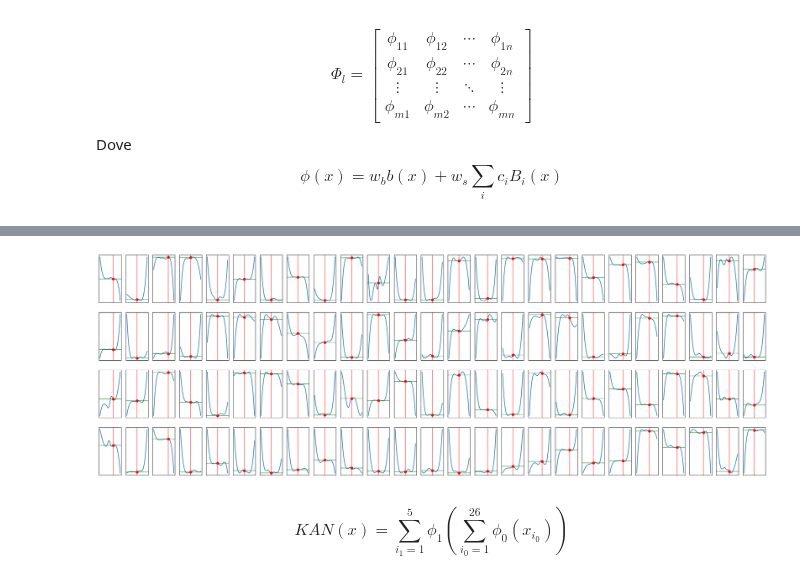
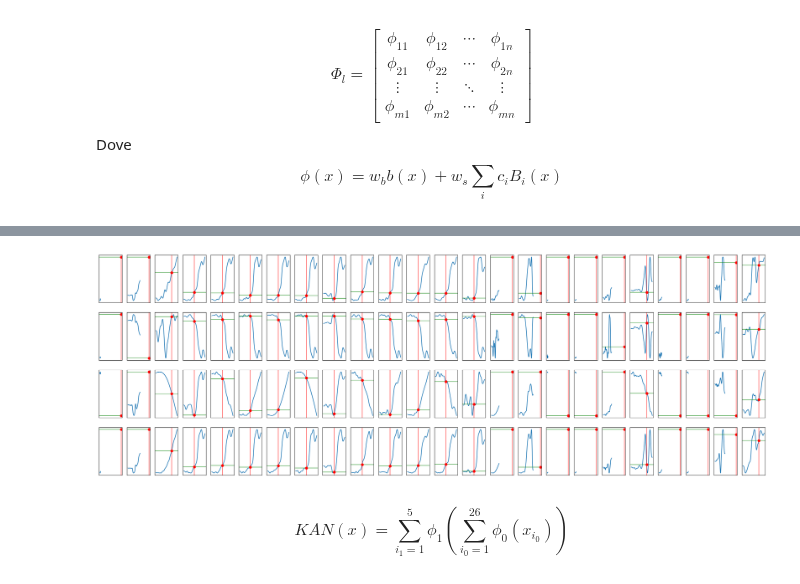
Before and after one commit to Church-17/YesWeKAN, a Jupyter notebook: visualize_spline.ipynb, the cells around one changed output, grey strips where cells are left out. Drawn from its saved outputs; the diff is of its cells as text; code cells hidden in the pictures.

```diff
--- a/visualize_spline.ipynb
+++ b/visualize_spline.ipynb
@@ -9,12 +9,16 @@ from tfkan import DenseKAN
 from tensorflow import keras
 from keras_tuner import HyperModel, GridSearch, RandomSearch
 # %%
-x_train = pd.read_csv("datasets/x_train.csv").to_numpy()[:, 1:]
-y_train = pd.read_csv("datasets/y_train.csv").to_numpy()[:, 1:]
+x_train = pd.read_csv("datasets/x_train.csv")
+y_train = pd.read_csv("datasets/y_train.csv")
 
 ut.standardize(x_train)
+x_train = x_train.to_numpy()[:, 1:-1]
+y_train = y_train.to_numpy()[:, -1]
+print(y_train)
 
-x_train = tf.convert_to_tensor(x_train)
-y_train = tf.convert_to_tensor(y_train)
 
-my_record = x_train[0]
+x_train = tf.convert_to_tensor(x_train, dtype=tf.float32)
+y_train = tf.convert_to_tensor(y_train, dtype=tf.float32)
+
+my_record = x_train[2]
@@ -71,64 +76,46 @@ $$
 # %%
 input_dim = x_train.shape[1]
 layer1_dim = 4
+layer2_dim = 1
 
 # Architettura del modello
 model = tf.keras.models.Sequential([
-    DenseKAN(layer1_dim),
-    # DenseKAN(1)
+    DenseKAN(layer1_dim, grid_range=(-2,2), grid_size=20),
+    DenseKAN(layer2_dim)
 ])
 
-# Compilazione del modello
 model.build(input_shape=(None, input_dim))
-# model.compile(loss='mse', optimizer='adam', metrics=['mse'])
-# model.fit(x_train, y_train, epochs=10, batch_size=128)
+model.compile(loss='mse', optimizer='adam', metrics=['mse'])
+model.fit(x_train, y_train, epochs=10, batch_size=64)
 
-# predizione = model.predict(tf.reshape(my_record, (1, input_dim)))
-# print(predizione)
+input_l1 = int(model.layers[0].input_dim)
+input_l2 = int(model.layers[0].units)
+output_l2 = int(model.layers[1].units)
+layer1_matrix = np.zeros((input_l2, input_l1))
+layer2_input = np.zeros((input_l2, output_l2))
 
-# Configurazione dell'area grafica
-nrows = int(model.layers[0].units)
-ncols = int(model.layers[0].input_dim)
+fig, axes = plt.subplots(input_l2, input_l1, figsize=(30, 10))
 
-fig, axes = plt.subplots(nrows, ncols, figsize=(30, 10))
-axes = axes.flatten()
+spline_list = model.layers[0].get_spline_list()
+spline_list_1 = model.layers[1].get_spline_list()
 
-# Spline e parametri
-spline_list = model.layers[0].spline_list
-num_splines = len(spline_list)
+print(layer2_input)
+layer2_output = 0
 
-w_s = np.array(model.layers[0].scale_factor)
-b_act = np.array(model.layers[0].basis_activation(my_record))
-# b_act = np.array([b_act] * nrows)
-biases = np.array(model.layers[0].bias)
-# biases = np.array([biases] * ncols)
-print(biases.shape, b_act.shape, w_s.shape)
-# print(num_splines)
+for i in range(input_l1):
+    for j in range(input_l2):
+        xx = np.linspace(-2, 2, 100)
+        yy = spline_list[i][j](tf.convert_to_tensor(xx, dtype=tf.float32))
+        axes[j][i].plot(xx, yy)
+        axes[j][i].set_xticks([])
+        axes[j][i].set_yticks([])
+        axes[j][i].axvline(x=my_record[i%input_dim], color='red', alpha=0.6)
+        axes[j][i].axhline(y=spline_list[i][j](my_record[i%input_dim]), color='green', alpha=0.6)
+        axes[j][i].plot(my_record[i%input_dim], spline_list[i][j](my_record[i%input_dim]), 'ro')
+        layer1_matrix[j][i] = spline_list[i][j](my_record[i%input_dim])
 
-# print(f"spline_out: {tf.shape(spline_out)}")
-print(f"bias: {tf.shape(model.layers[0].bias)}")
-print(f"basis_act: {tf.shape(model.layers[0].basis_activation(my_record))}")
-print(f"kernel: {tf.shape(model.layers[0].spline_kernel)}")
-print(f"scale_factor: {tf.shape(model.layers[0].scale_factor)}")
+for i in range(len(layer2_input)):
+    layer2_input[i] = sum(layer1_matrix[i])
 
-layer1_matrix = np.zeros(nrows * ncols)
-
-for i, spline in enumerate(spline_list):
-    xx = np.linspace(spline.t[0], spline.t[-1], 100)
-    yy = spline(xx)
-    axes[i].plot(xx, yy)
-    axes[i].set_xticks([])
-    axes[i].set_yticks([])
-    axes[i].axvline(x=my_record[i%input_dim], color='red', alpha=0.6)
-    axes[i].axhline(y=spline(my_record[i%input_dim]), color='green', alpha=0.6)
-    axes[i].plot(my_record[i%input_dim], spline(my_record[i%input_dim]), 'ro')
-    layer1_matrix[i] = spline(my_record[i%input_dim])
-
-
-layer1_matrix = np.reshape(layer1_matrix, (nrows, ncols))
-print(f"Matrix: {layer1_matrix.shape}")
-# print(biases.shape, b_act.shape, w_s.shape, layer1_matrix.shape)
-# layer1_matrix = b_act @ biases + layer1_matrix @ w_s # Formula del paper (senza bias perché i coefficienti sono inizializzati a 0)
-# print(layer1_matrix.shape)
 plt.show()
 # %% [output]
@@ -141,4 +139,4 @@ Matrix: (4, 25)
-[figure, old version]
+[figure, new version]
 # %% [markdown]
 $$
 KAN(x) = \sum_{i_{1}=1}^{5}{\phi_{1}(\sum_{i_{0}=1}^{26}{\phi_{0}(x_{i_0})})}
```
Also changed, not shown: parts of 5 cells of this notebook.
